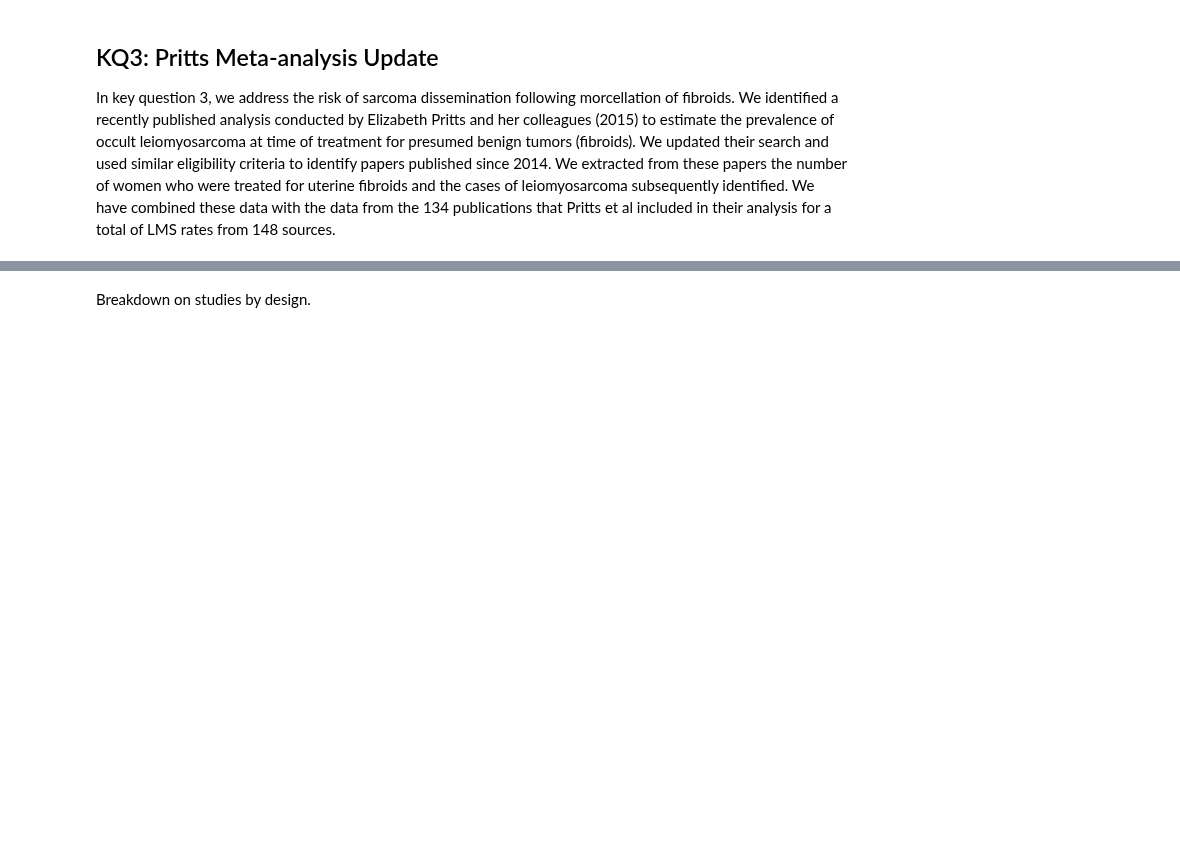
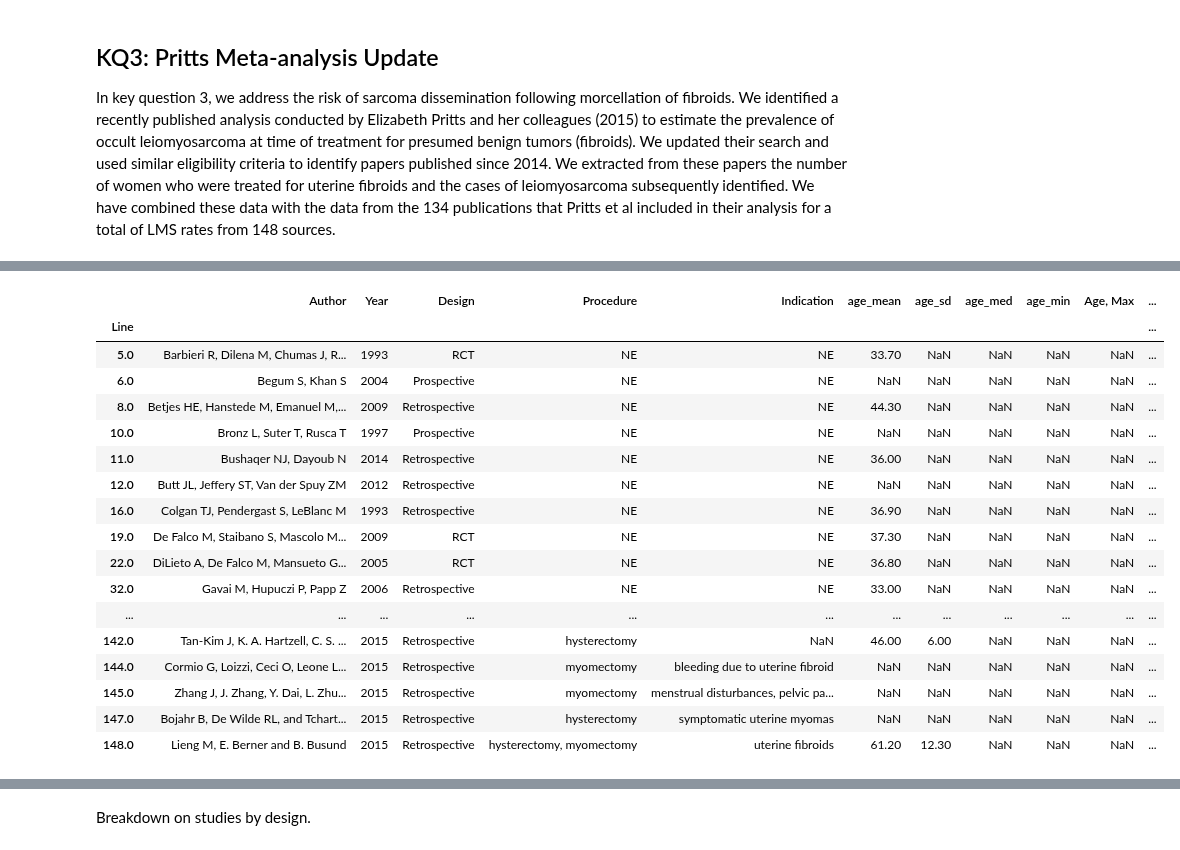
Before and after one commit to VanderbiltPopHealthSci/uterine_fibroids_MA, a Jupyter notebook: Key Question 3 Meta-analysis.ipynb, the cells around one changed output, grey strips where cells are left out. Saved outputs shown, nothing was run; the diff lists cells and outputs as text; code cells hidden in the pictures; blank space fills up the shorter version.

```diff
--- a/Key Question 3 Meta-analysis.ipynb
+++ b/Key Question 3 Meta-analysis.ipynb
@@ -28,0 +56,21 @@ kq3_data.head()
+# %%
+kq3_data[kq3_data.age_max.isnull()]
+# %% [output]
+|  | Author | Year | Design | Procedure | Indication | age_mean | age_sd | age_med | age_min | Age, Max | ... |
+| Line |  |  |  |  |  |  |  |  |  |  | ... |
+| 5.0 | Barbieri R, Dilena M, Chumas J, R... | 1993 | RCT | NE | NE | 33.70 | NaN | NaN | NaN | NaN | ... |
+| 6.0 | Begum S, Khan S | 2004 | Prospective | NE | NE | NaN | NaN | NaN | NaN | NaN | ... |
+| 8.0 | Betjes HE, Hanstede M, Emanuel M,... | 2009 | Retrospective | NE | NE | 44.30 | NaN | NaN | NaN | NaN | ... |
+| 10.0 | Bronz L, Suter T, Rusca T | 1997 | Prospective | NE | NE | NaN | NaN | NaN | NaN | NaN | ... |
+| 11.0 | Bushaqer NJ, Dayoub N | 2014 | Retrospective | NE | NE | 36.00 | NaN | NaN | NaN | NaN | ... |
+| 12.0 | Butt JL, Jeffery ST, Van der Spuy ZM | 2012 | Retrospective | NE | NE | NaN | NaN | NaN | NaN | NaN | ... |
+| 16.0 | Colgan TJ, Pendergast S, LeBlanc M | 1993 | Retrospective | NE | NE | 36.90 | NaN | NaN | NaN | NaN | ... |
+| 19.0 | De Falco M, Staibano S, Mascolo M... | 2009 | RCT | NE | NE | 37.30 | NaN | NaN | NaN | NaN | ... |
+| 22.0 | DiLieto A, De Falco M, Mansueto G... | 2005 | RCT | NE | NE | 36.80 | NaN | NaN | NaN | NaN | ... |
+| 32.0 | Gavai M, Hupuczi P, Papp Z | 2006 | Retrospective | NE | NE | 33.00 | NaN | NaN | NaN | NaN | ... |
+| ... | ... | ... | ... | ... | ... | ... | ... | ... | ... | ... | ... |
+| 142.0 | Tan-Kim J, K. A. Hartzell, C. S. ... | 2015 | Retrospective | hysterectomy | NaN | 46.00 | 6.00 | NaN | NaN | NaN | ... |
+| 144.0 | Cormio G, Loizzi, Ceci O, Leone L... | 2015 | Retrospective | myomectomy | bleeding due to uterine fibroid | NaN | NaN | NaN | NaN | NaN | ... |
+| 145.0 | Zhang J, J. Zhang, Y. Dai, L. Zhu... | 2015 | Retrospective | myomectomy | menstrual disturbances, pelvic pa... | NaN | NaN | NaN | NaN | NaN | ... |
+| 147.0 | Bojahr B, De Wilde RL, and Tchart... | 2015 | Retrospective | hysterectomy | symptomatic uterine myomas | NaN | NaN | NaN | NaN | NaN | ... |
+| 148.0 | Lieng M, E. Berner and B. Busund | 2015 | Retrospective | hysterectomy, myomectomy | uterine fibroids | 61.20 | 12.30 | NaN | NaN | NaN | ... |
```
Also changed, not shown: parts of 19 cells of this notebook, 1 other file.
